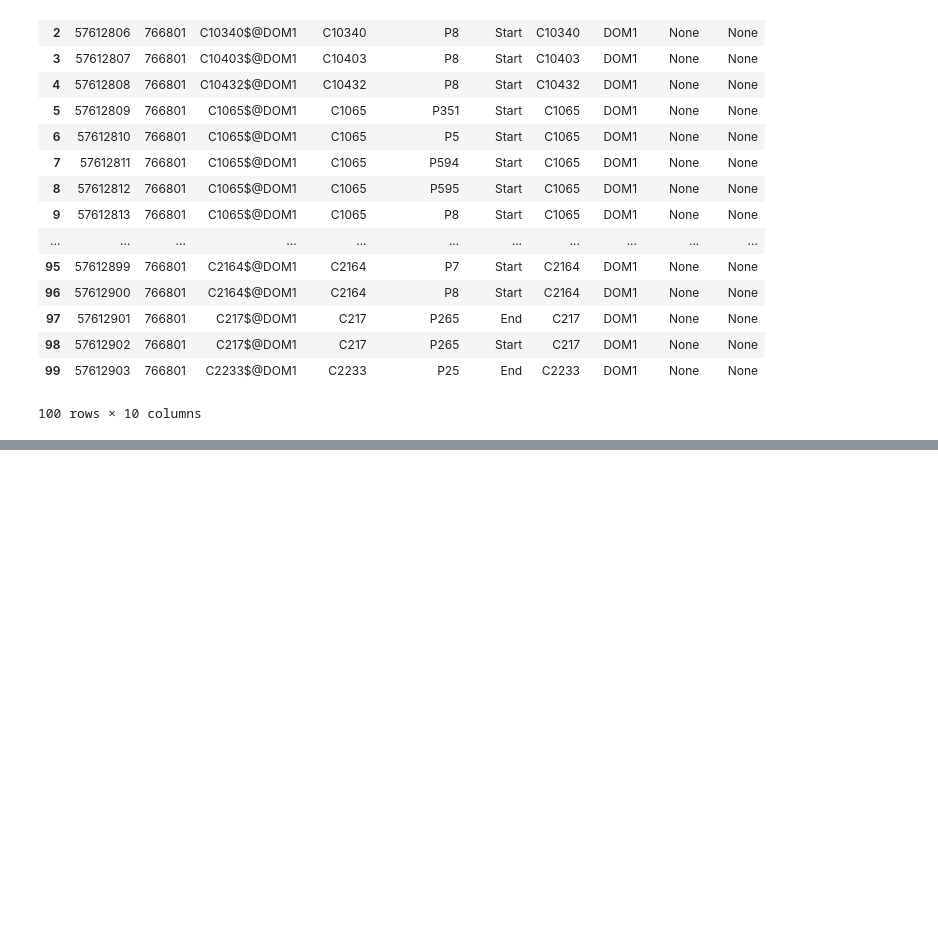
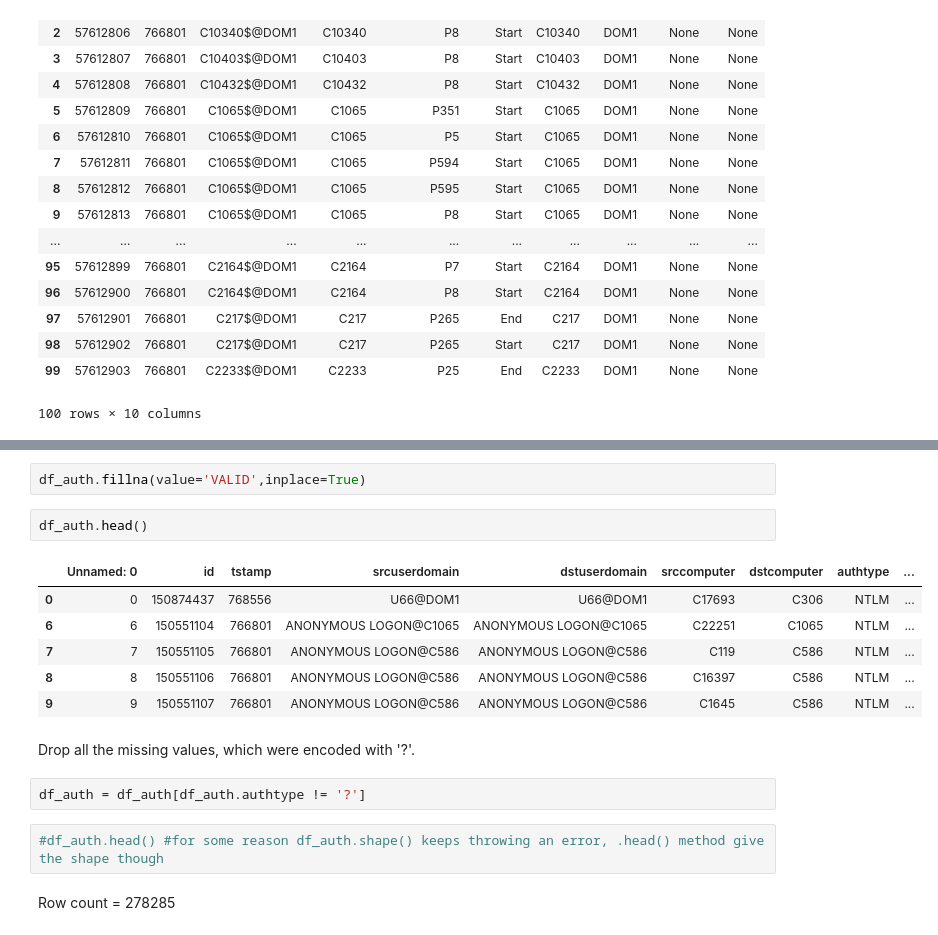
Before and after one commit to jstyczynski/DataScience-Capstone, a Jupyter notebook: Capstone Data Exploration.ipynb, the cells around one changed output, grey strips where cells are left out. Saved outputs shown, nothing was run; the diff lists cells and outputs as text; blank space fills up the shorter version.

```diff
--- a/Capstone Data Exploration.ipynb
+++ b/Capstone Data Exploration.ipynb
@@ -570,0 +588,19 @@ df.head(100)
+# %%
+df_auth.fillna(value='VALID',inplace=True)
+# %%
+df_auth.head()
+# %% [output]
+|  | Unnamed: 0 | id | tstamp | srcuserdomain | dstuserdomain | srccomputer | dstcomputer | authtype | ... |
+| 0 | 0 | 150874437 | 768556 | U66@DOM1 | U66@DOM1 | C17693 | C306 | NTLM | ... |
+| 6 | 6 | 150551104 | 766801 | ANONYMOUS LOGON@C1065 | ANONYMOUS LOGON@C1065 | C22251 | C1065 | NTLM | ... |
+| 7 | 7 | 150551105 | 766801 | ANONYMOUS LOGON@C586 | ANONYMOUS LOGON@C586 | C119 | C586 | NTLM | ... |
+| 8 | 8 | 150551106 | 766801 | ANONYMOUS LOGON@C586 | ANONYMOUS LOGON@C586 | C16397 | C586 | NTLM | ... |
+| 9 | 9 | 150551107 | 766801 | ANONYMOUS LOGON@C586 | ANONYMOUS LOGON@C586 | C1645 | C586 | NTLM | ... |
+# %% [markdown]
+Drop all the missing values, which were encoded with '?'.
+# %%
+df_auth = df_auth[df_auth.authtype != '?']
+# %%
+#df_auth.head() #for some reason df_auth.shape() keeps throwing an error, .head() method give the shape though
+# %% [markdown]
+Row count = 278285
```
Also changed, not shown: parts of 40 cells of this notebook, 4 other files.
